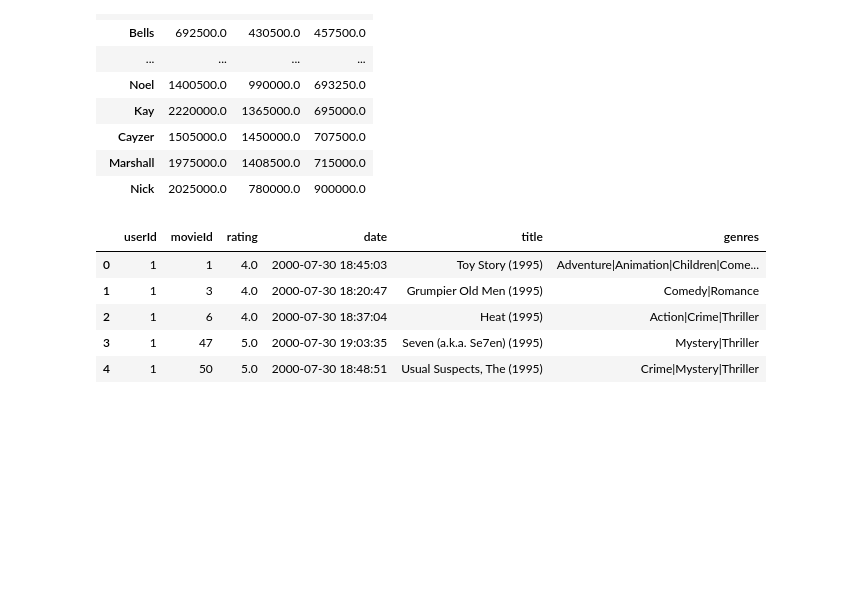
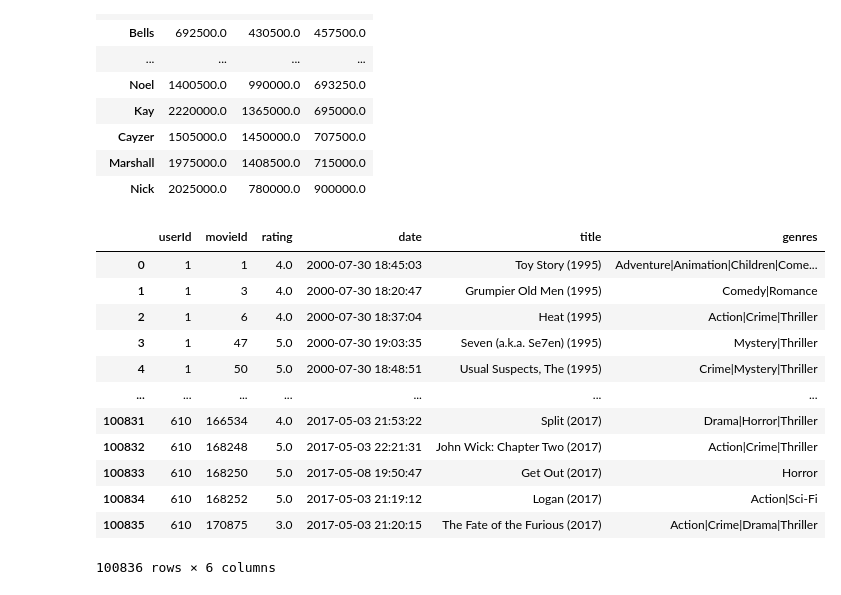
Before and after one commit to Zoozyahub/DataScience, a Jupyter notebook: PY_10 Введение в pandas/practice.ipynb, the cells around one changed output. Saved outputs shown, nothing was run; the diff lists cells and outputs as text; code cells hidden in the pictures; blank space fills up the shorter version.

```diff
--- a/PY_10 Введение в pandas/practice.ipynb
+++ b/PY_10 Введение в pandas/practice.ipynb
@@ -359,31 +359,56 @@ display(pivot_melb.sort_values(by='unit'))
 import pandas as pd
 
 ratings1 = pd.read_csv('data/ratings1.csv')
 ratings2 = pd.read_csv('data/ratings2.csv')
 movies = pd.read_csv('data/movies.csv')
 dates = pd.read_csv('data/dates.csv')
 
 # display(dates) # y-m-d hh:mm:ss
 dates['date'] = pd.to_datetime(dates['date'], format='%Y-%m-%d %H:%M:%S')
 # display(dates['date'].dt.year.value_counts())
 
 ratings = pd.concat([ratings1, ratings2], ignore_index=True)
 ratings = ratings.drop_duplicates(ignore_index=True)
 # display(ratings)
 ratings_dates = pd.concat([ratings, dates], axis=1)
 # display(ratings_dates.tail(7))
 
 
 joined = ratings_dates.join(
     movies.set_index('movieId'),
     on='movieId',
     how='left'
 )
-display(joined.head())
+
+display(joined)
+
+#библиотека для регулярных выражений
+import re
+
+def get_year_release(arg):
+    #находим все слова по шаблону "(DDDD)"
+    candidates = re.findall(r'\(\d{4}\)', arg)
+    # проверяем число вхождений
+    if len(candidates) > 0:
+        #если число вхождений больше 0,
+	#очищаем строку от знаков "(" и ")"
+        year = candidates[0].replace('(', '')
+        year = year.replace(')', '')
+        return int(year)
+    else:
+        #если год не указан, возвращаем None
+        return None
 # %% [output]
 |  | userId | movieId | rating | date | title | genres |
 | 0 | 1 | 1 | 4.0 | 2000-07-30 18:45:03 | Toy Story (1995) | Adventure|Animation|Children|Come... |
 | 1 | 1 | 3 | 4.0 | 2000-07-30 18:20:47 | Grumpier Old Men (1995) | Comedy|Romance |
 | 2 | 1 | 6 | 4.0 | 2000-07-30 18:37:04 | Heat (1995) | Action|Crime|Thriller |
 | 3 | 1 | 47 | 5.0 | 2000-07-30 19:03:35 | Seven (a.k.a. Se7en) (1995) | Mystery|Thriller |
 | 4 | 1 | 50 | 5.0 | 2000-07-30 18:48:51 | Usual Suspects, The (1995) | Crime|Mystery|Thriller |
+| ... | ... | ... | ... | ... | ... | ... |
+| 100831 | 610 | 166534 | 4.0 | 2017-05-03 21:53:22 | Split (2017) | Drama|Horror|Thriller |
+| 100832 | 610 | 168248 | 5.0 | 2017-05-03 22:21:31 | John Wick: Chapter Two (2017) | Action|Crime|Thriller |
+| 100833 | 610 | 168250 | 5.0 | 2017-05-08 19:50:47 | Get Out (2017) | Horror |
+| 100834 | 610 | 168252 | 5.0 | 2017-05-03 21:19:12 | Logan (2017) | Action|Sci-Fi |
+| 100835 | 610 | 170875 | 3.0 | 2017-05-03 21:20:15 | The Fate of the Furious (2017) | Action|Crime|Drama|Thriller |
+100836 rows × 6 columns
```
Also changed, not shown: parts of 2 cells of this notebook, 3 other files.
